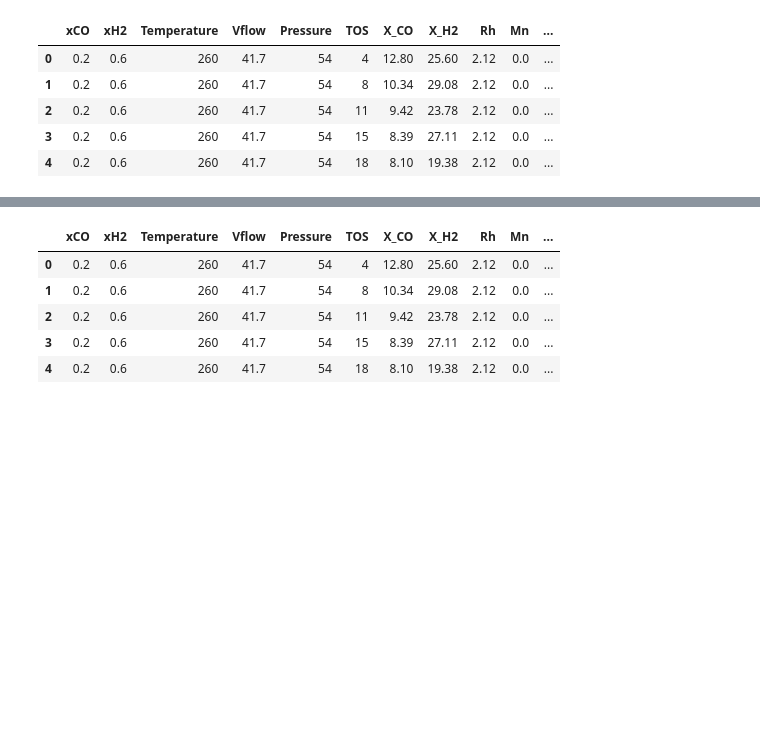
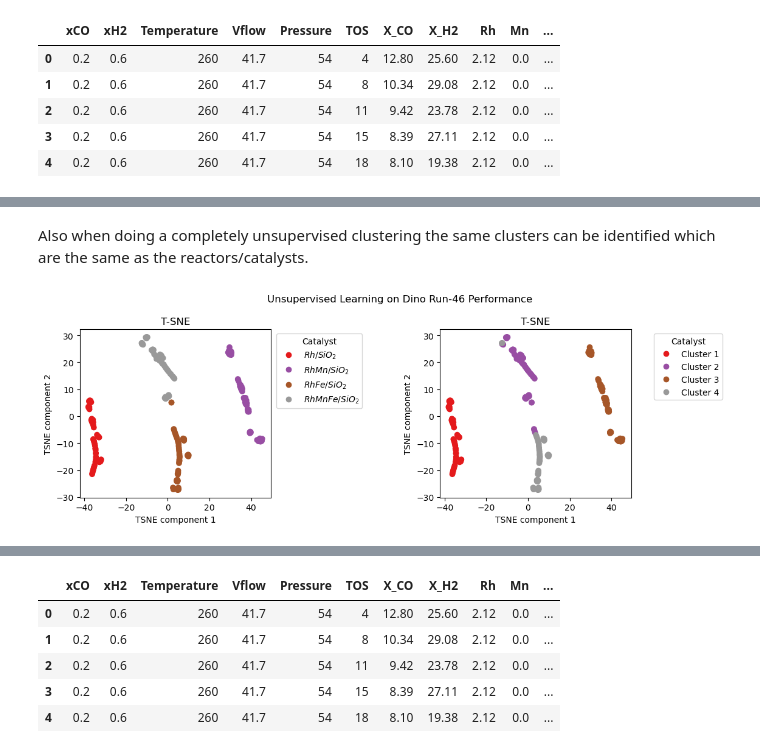
Before and after one commit to nfdi4cat/NFDI4Cat_AITools_DinoRun, a Jupyter notebook: BasCat_DataInspection.ipynb, the cells around one changed output, grey strips where cells are left out. Cells and saved outputs as stored; diff of their text form; code cells hidden in the pictures; blank space fills up the shorter version.

```diff
--- a/BasCat_DataInspection.ipynb
+++ b/BasCat_DataInspection.ipynb
@@ -187,0 +243,8 @@ X.head()
+# %%
+k_ellbow = []
+for E in range(20):
+    E = E+1
+    kmeans = KMeans(n_clusters=E, n_init='auto')
+    kmeans.fit(X_filtered)
+    score = kmeans.score(X_filtered)
+    k_ellbow.append(score)
@@ -187,0 +257,32 @@ X.head()
+# %%
+k_cluster = KMeans(n_clusters=4, n_init='auto')
+k_cluster.fit(X_filtered)
+y_k_cluster = k_cluster.predict(X_filtered)
+# %% [markdown]
+Also when doing a completely unsupervised clustering the same clusters can be identified which are the same as the reactors/catalysts.
+# %%
+title = 'Catalyst'
+labels = [r'$Rh/SiO_2$',r'$RhMn/SiO_2$',r'$RhFe/SiO_2$',r'$RhMnFe/SiO_2$']
+labels1 = ['Rh = 2.12', 'Rh = 2.52', 'Rh = 2.46']
+labels2 = ['Cluster 1', 'Cluster 2', 'Cluster 3', 'Cluster 4']
+
+fig, (ax1, ax2) = plt.subplots(1,2, figsize=(12,4))
+fig.suptitle('Unsupervised Learning on Dino Run-46 Performance')
+
+ax1.set_title('T-SNE')
+ax1.set_xlabel('TSNE component 1')
+ax1.set_ylabel('TSNE component 2')
+scatterplot1 = ax1.scatter(tsne[:,0], tsne[:,1], c=clusters, cmap=cm.Set1)
+
+ax2.set_title('T-SNE')
+ax2.set_xlabel('TSNE component 1')
+ax2.set_ylabel('TSNE component 2')
+scatterplot2 = ax2.scatter(tsne[:,0], tsne[:,1], c=y_k_cluster, cmap=cm.Set1)
+
+ax1.legend(handles=scatterplot1.legend_elements()[0],labels=labels, title=title, bbox_to_anchor=(1.5, 1.0))
+ax2.legend(handles=scatterplot2.legend_elements()[0],labels=labels2, title=title, bbox_to_anchor=(1.5, 1.0))
+
+plt.tight_layout()
+#plt.savefig('BasCat_Unsupervised_04.png');
+# %% [output]
+[figure, new version]
```
Also changed, not shown: parts of 32 cells of this notebook.
